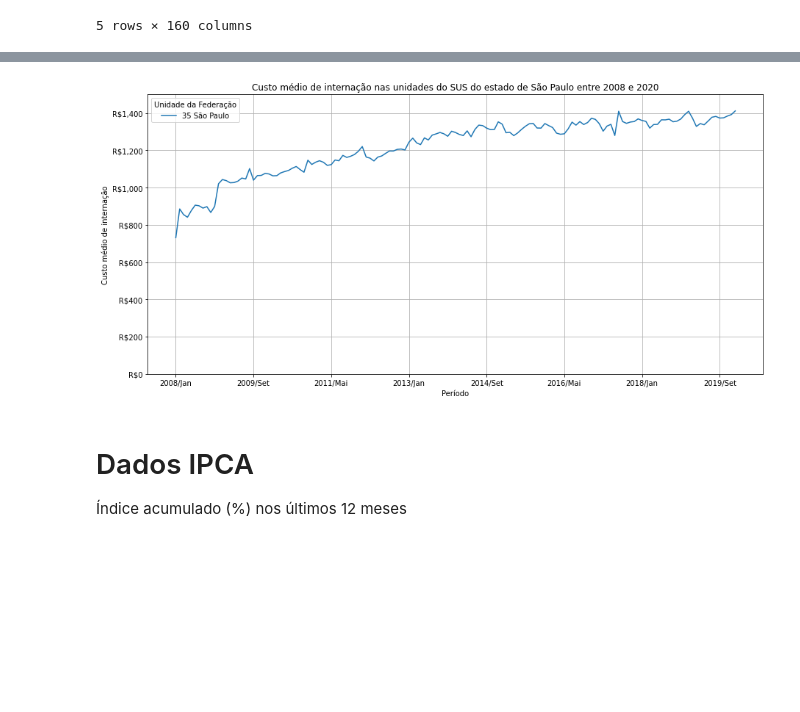
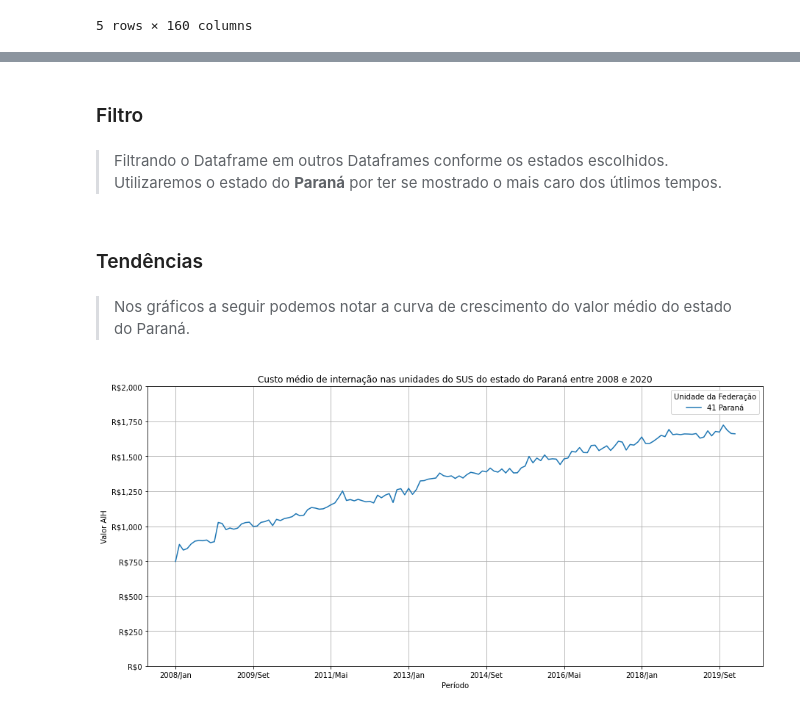
Before and after one commit to enzoulian/bootcamp-dsa-proj-modulo1, a Jupyter notebook: notebooks/DSA_Projeto_Módulo_1.ipynb, the cells around one changed output, grey strips where cells are left out. Cells and saved outputs as stored; diff of their text form; code cells hidden in the pictures; blank space fills up the shorter version.

```diff
--- a/notebooks/DSA_Projeto_Módulo_1.ipynb
+++ b/notebooks/DSA_Projeto_Módulo_1.ipynb
@@ -22,5 +30,6 @@ import pandas as pd
 # %%
-dados_custo = pd.read_csv('A144108189_28_143_208.csv', encoding='ISO-8859-1', skiprows=3, skipfooter=12 ,sep=';', thousands='.', decimal=',')
+url = 'https://github.com/enzoulian/bootcamp-dsa-proj-modulo1/raw/main/dados/A144108189_28_143_208.csv'
+dados_custo = pd.read_csv(url, encoding='ISO-8859-1', skiprows=3, skipfooter=12 ,sep=';', thousands='.', decimal=',')
 # %%
 dados_custo.head()
 # %% [output]
@@ -110,11 +130,21 @@ custo_inter_sp = custo_inter.loc[['35 São Paulo']]
+# %% [markdown]
+### Filtro
+# %% [markdown]
+>Filtrando o Dataframe em outros Dataframes conforme os estados escolhidos. Utilizaremos o estado do **Paraná** por ter se mostrado o mais caro dos útlimos tempos.
+# %%
+custo_inter_pr = custo_inter.loc[['41 Paraná']]
+# %% [markdown]
+### Tendências
+# %% [markdown]
+>Nos gráficos a seguir podemos notar a curva de crescimento do valor médio do estado do Paraná.
 # %%
-ax = custo_inter_sp.T.plot(figsize=(15,7))
+ax = custo_inter_pr.T.plot(figsize=(15,7))
 ax.yaxis.set_major_formatter(ticker.StrMethodFormatter('R${x:,.0f}'))
 plt.xlabel('Período')
-plt.ylabel('Custo médio de internação')
+plt.ylabel('Valor AIH')
 plt.grid(axis='both')
-plt.title('Custo médio de internação nas unidades do SUS do estado de São Paulo entre 2008 e 2020')
-plt.ylim(0,1500)
+plt.title('Custo médio de internação nas unidades do SUS do estado do Paraná entre 2008 e 2020')
+plt.ylim(0,2000)
 plt.show()
 # %% [output]
-[figure, old version]
+[figure, new version]
@@ -123,4 +150,0 @@ custo_inter_sp = custo_inter_sp.rename(index={'35 São Paulo':'Custos'})
-# %% [markdown]
-# Dados IPCA
-
-Índice acumulado (%) nos últimos 12 meses
```
Also changed, not shown: parts of 79 cells of this notebook.
